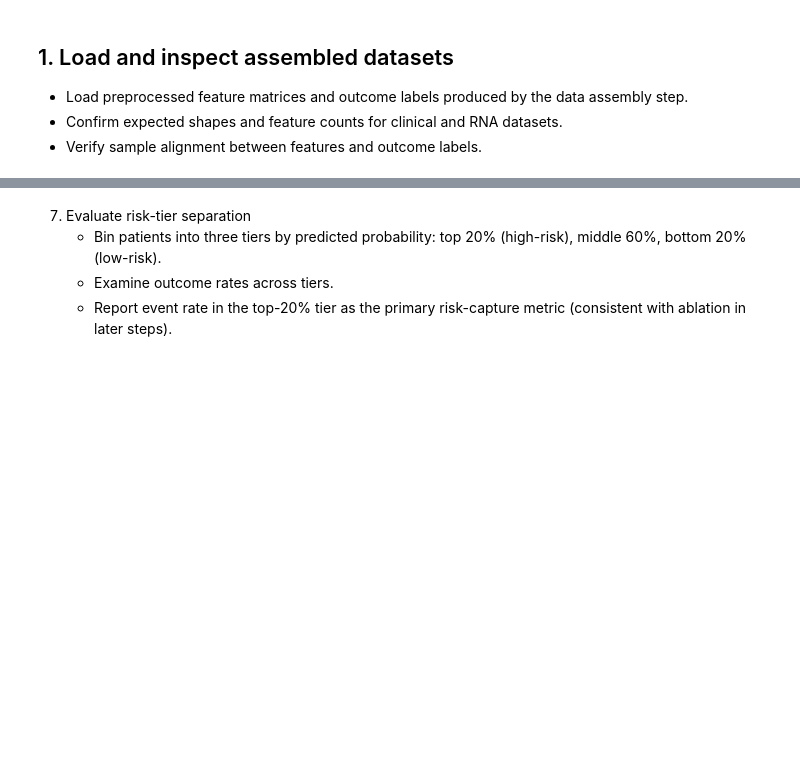
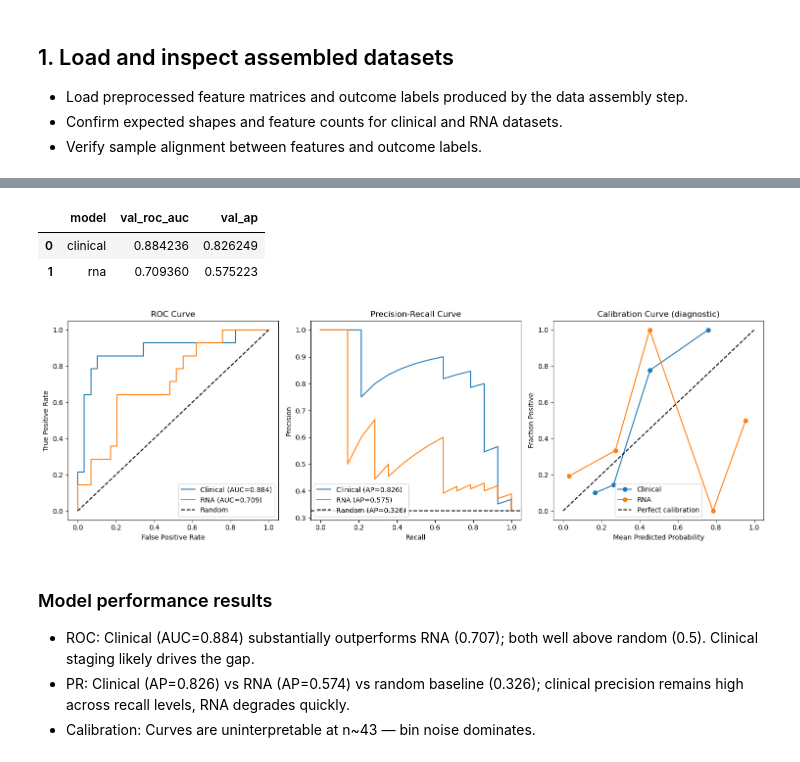
Before and after one commit to dpolioudakis/tcga-multimodal-survival, a Jupyter notebook: notebooks/06_train_baselines.ipynb, the cells around one changed output, grey strips where cells are left out. Cells and saved outputs as stored; diff of their text form; code cells hidden in the pictures; blank space fills up the shorter version.

Commit message:
Implement train baselines notebook and module

```diff
--- a/notebooks/06_train_baselines.ipynb
+++ b/notebooks/06_train_baselines.ipynb
@@ -227,6 +369,69 @@ display(results)
+# %%
+# Validation discrimination metrics
+
+val_metrics_df = pd.DataFrame({
+    "model": ["clinical", "rna"],
+    "val_roc_auc": [
+        roc_auc_score(y_val, y_val_pred_clin),
+        roc_auc_score(y_val, y_val_pred_rna),
+    ],
+    "val_ap": [
+        average_precision_score(y_val, y_val_pred_clin),
+        average_precision_score(y_val, y_val_pred_rna),
+    ],
+})
+display(val_metrics_df)
+# %% [output]
+|  | model | val_roc_auc | val_ap |
+| 0 | clinical | 0.884236 | 0.826249 |
+| 1 | rna | 0.709360 | 0.575223 |
+# %%
+# Model performance visualizations
+
+fig, axes = plt.subplots(1, 3, figsize=(15, 5))
+
+# ROC
+ax = axes[0]
+for name, preds in [("Clinical", y_val_pred_clin), ("RNA", y_val_pred_rna)]:
+    fpr, tpr, _ = roc_curve(y_val, preds)
+    auc = roc_auc_score(y_val, preds)
+    ax.plot(fpr, tpr, label=f"{name} (AUC={auc:.3f})")
+ax.plot([0, 1], [0, 1], "k--", label="Random")
+ax.set_xlabel("False Positive Rate")
+ax.set_ylabel("True Positive Rate")
+ax.set_title("ROC Curve")
+ax.legend()
+
+# Precision-Recall
+ax = axes[1]
+for name, preds in [("Clinical", y_val_pred_clin), ("RNA", y_val_pred_rna)]:
+    prec, rec, _ = precision_recall_curve(y_val, preds)
+    ap = average_precision_score(y_val, preds)
+    ax.plot(rec, prec, label=f"{name} (AP={ap:.3f})")
+baseline = y_val.mean()
+ax.axhline(baseline, color="k", linestyle="--", label=f"Random (AP={baseline:.3f})")
+ax.set_xlabel("Recall")
+ax.set_ylabel("Precision")
+ax.set_title("Precision-Recall Curve")
+ax.legend()
+
+# Calibration curves — diagnostic only, no recalibration applied
+ax = axes[2]
+for name, preds in [("Clinical", y_val_pred_clin), ("RNA", y_val_pred_rna)]:
+    fraction_pos, mean_pred = calibration_curve(y_val, preds, n_bins=5)
+    ax.plot(mean_pred, fraction_pos, marker="o", label=name)
+ax.plot([0, 1], [0, 1], "k--", label="Perfect calibration")
+ax.set_xlabel("Mean Predicted Probability")
+ax.set_ylabel("Fraction Positive")
+ax.set_title("Calibration Curve (diagnostic)")
+ax.legend()
+
+plt.tight_layout()
+plt.show()
+# %% [output]
+[figure, added]
 # %% [markdown]
-
-7. Evaluate risk-tier separation
-   - Bin patients into three tiers by predicted probability: top 20% (high-risk), middle 60%, bottom 20% (low-risk).
-   - Examine outcome rates across tiers.
-   - Report event rate in the top-20% tier as the primary risk-capture metric (consistent with ablation in later steps).
+### Model performance results
+- ROC: Clinical (AUC=0.884) substantially outperforms RNA (0.707); both well above random (0.5). Clinical staging likely drives the gap.
+- PR: Clinical (AP=0.826) vs RNA (AP=0.574) vs random baseline (0.326); clinical precision remains high across recall levels, RNA degrades quickly.
+- Calibration: Curves are uninterpretable at n~43 — bin noise dominates.
```
Also changed, not shown: parts of 22 cells of this notebook, 8 other files.
